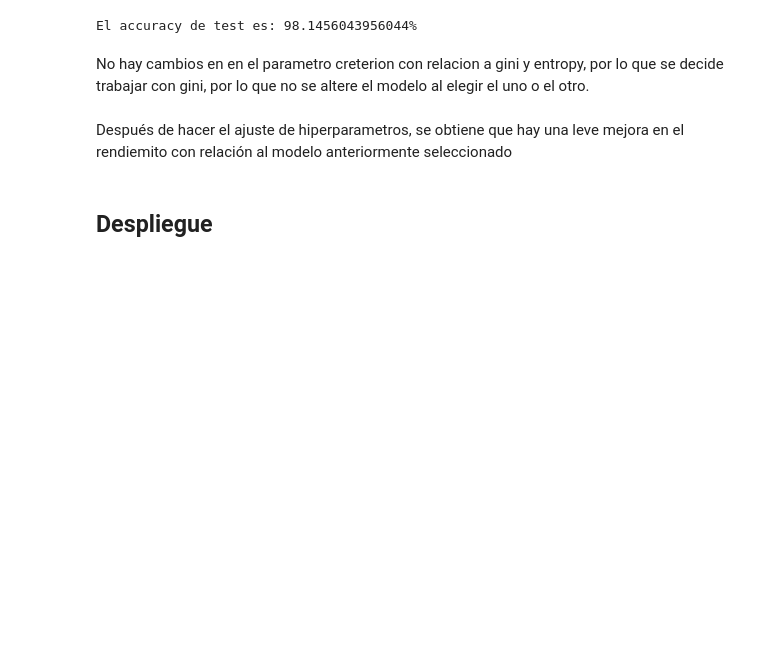
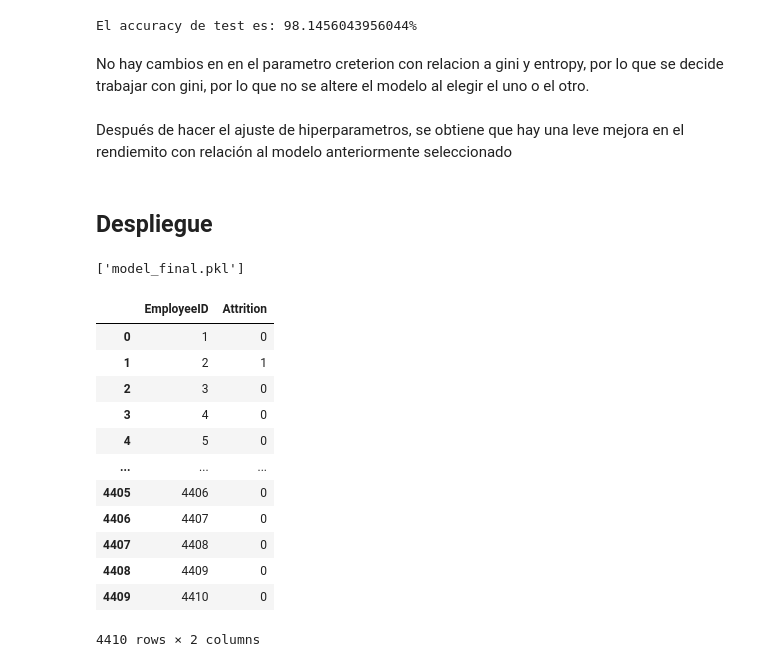
Before and after one commit to jhansanchez/Caso-de-estudio-RH, a Jupyter notebook: casoRH.ipynb, the cells around one changed output. Saved outputs shown, nothing was run; the diff lists cells and outputs as text; code cells hidden in the pictures; blank space fills up the shorter version.

Commit message:
despliegue modelo

```diff
--- a/casoRH.ipynb
+++ b/casoRH.ipynb
@@ -1993,3 +1975,33 @@ Después de hacer el ajuste de hiperparametros, se obtiene que hay una leve mejo
 model_final = model_f2
 # %% [markdown]
 ## Despliegue
+# %%
+#Exportar y guardar
+joblib.dump(model_final, "model_final.pkl")
+# %% [output]
+['model_final.pkl']
+# %%
+##Cargar modelo y predecir
+model_final = joblib.load("model_final.pkl")
+predicciones=model_final.predict(X)
+# %%
+pd_pred=pd.DataFrame(predicciones[:4410])
+pd_pred
+ID_emp=df_final['EmployeeID']
+ret_pred=pd.concat([ID_emp,pd_pred],axis=1)
+ret_pred.rename(columns = {0 : 'Attrition'}, inplace = True)
+ret_pred
+# %% [output]
+|  | EmployeeID | Attrition |
+| 0 | 1 | 0 |
+| 1 | 2 | 1 |
+| 2 | 3 | 0 |
+| 3 | 4 | 0 |
+| 4 | 5 | 0 |
+| ... | ... | ... |
+| 4405 | 4406 | 0 |
+| 4406 | 4407 | 0 |
+| 4407 | 4408 | 0 |
+| 4408 | 4409 | 0 |
+| 4409 | 4410 | 0 |
+4410 rows × 2 columns
```
Also changed, not shown: parts of 32 cells of this notebook.
